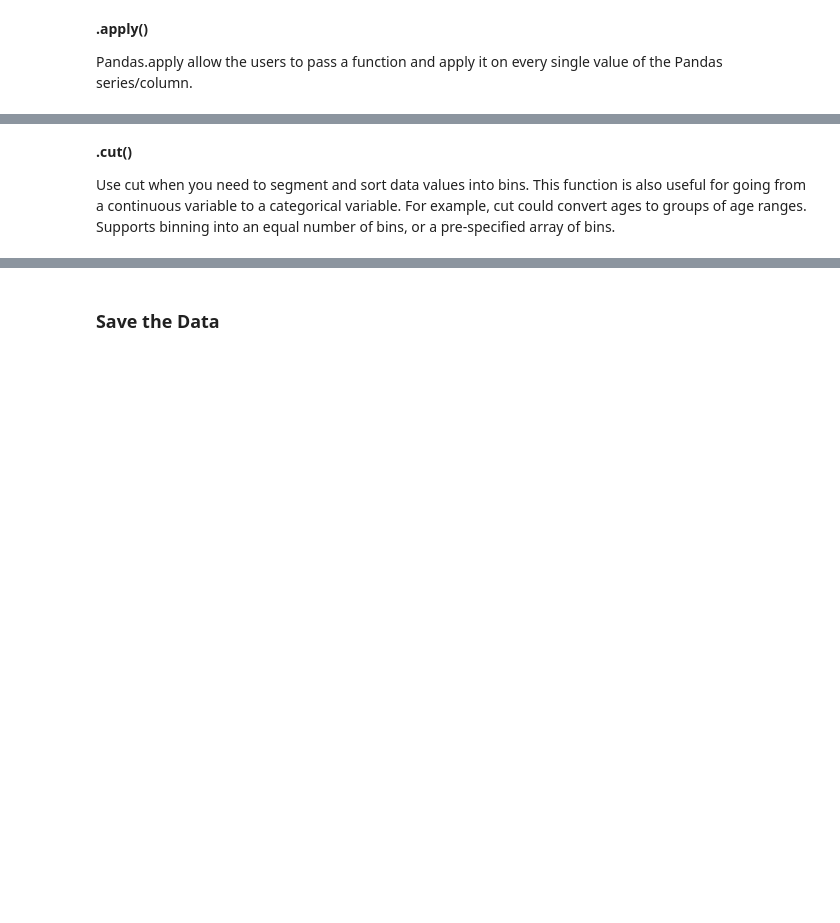
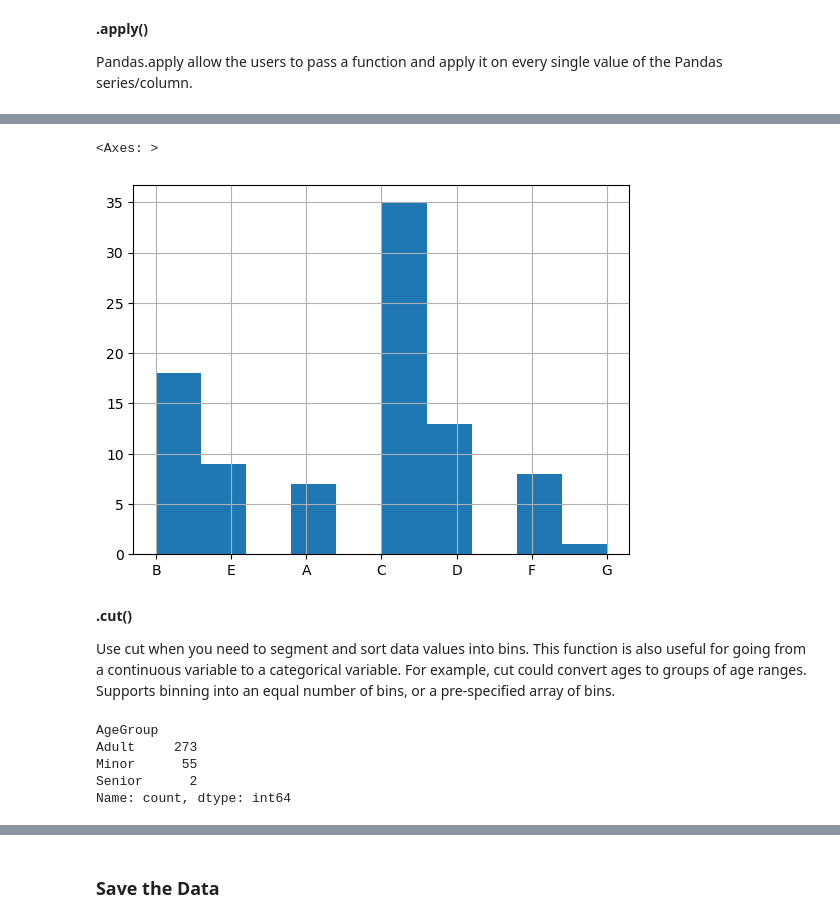
Before and after one commit to mazzyb1257/INFO_2201_MB_summerNotes, a Jupyter notebook: w6d1_EDAintro.ipynb, the cells around one changed output, grey strips where cells are left out. Saved outputs shown, nothing was run; the diff lists cells and outputs as text; code cells hidden in the pictures; blank space fills up the shorter version.

```diff
--- a/w6d1_EDAintro.ipynb
+++ b/w6d1_EDAintro.ipynb
@@ -122,2 +450,7 @@ def getCode(cabinCode):
+# %%
+# apply the function
+
+titanic_clean['CabinCode'] = titanic_clean['Cabin'].apply(getCode)
+# make new column = cabin colun w/ get code applied to it
 # %%
 # get the value counts
@@ -124,5 +493,9 @@ def getCode(cabinCode):
 # %%
 #create a histogram
+titanic_clean['CabinCode'].hist()
+# %% [output]
+<Axes: >
+[figure, added]
 # %% [markdown]
 **.cut()**
 
@@ -136,2 +513,9 @@ group_names = ['Minor', 'Adult', 'Senior']
 # %%
 #get the age group value counts
+titanic_clean['AgeGroup'].value_counts()
+# %% [output]
+AgeGroup
+Adult     273
+Minor      55
+Senior      2
+Name: count, dtype: int64
```
Also changed, not shown: parts of 65 cells of this notebook, 4 other files.
